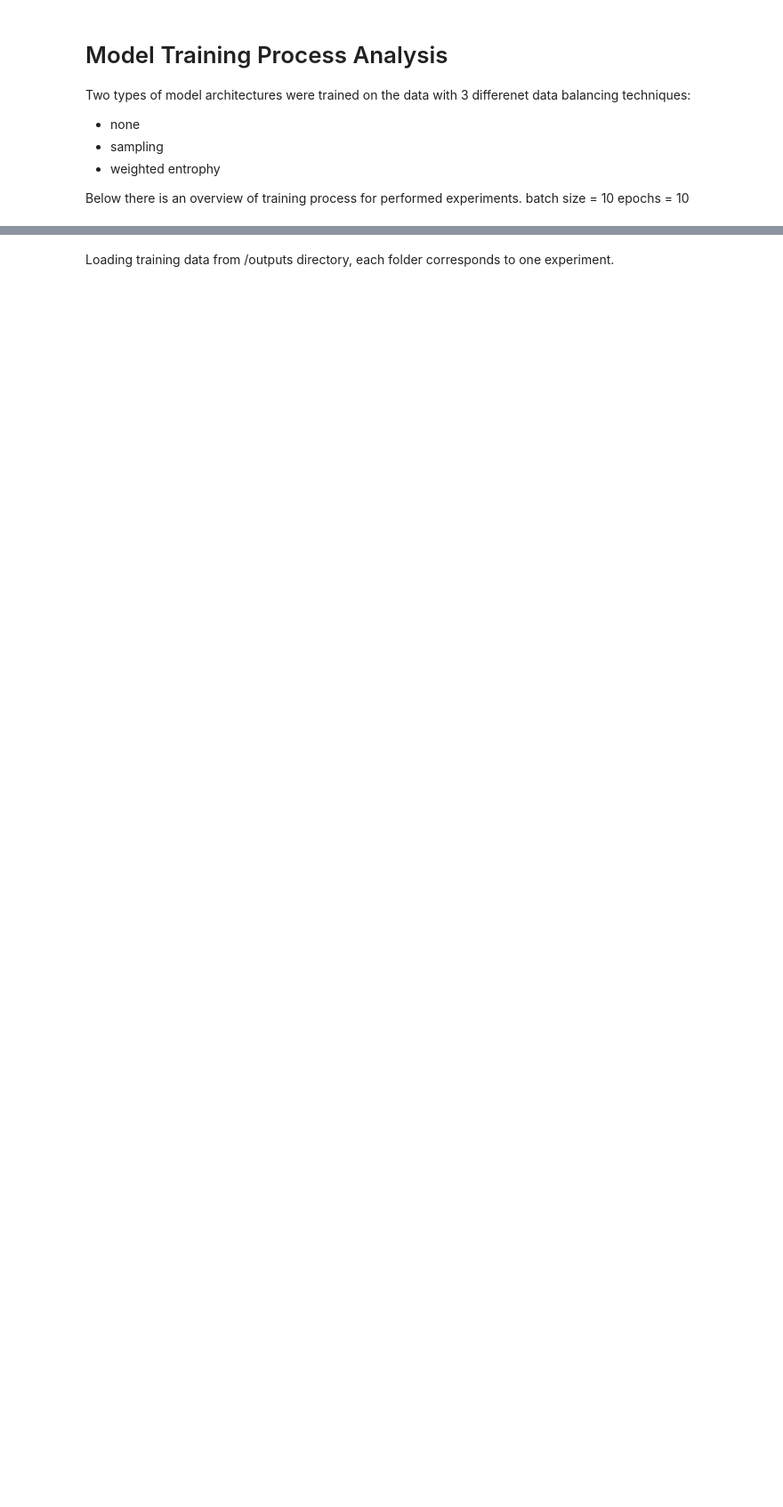
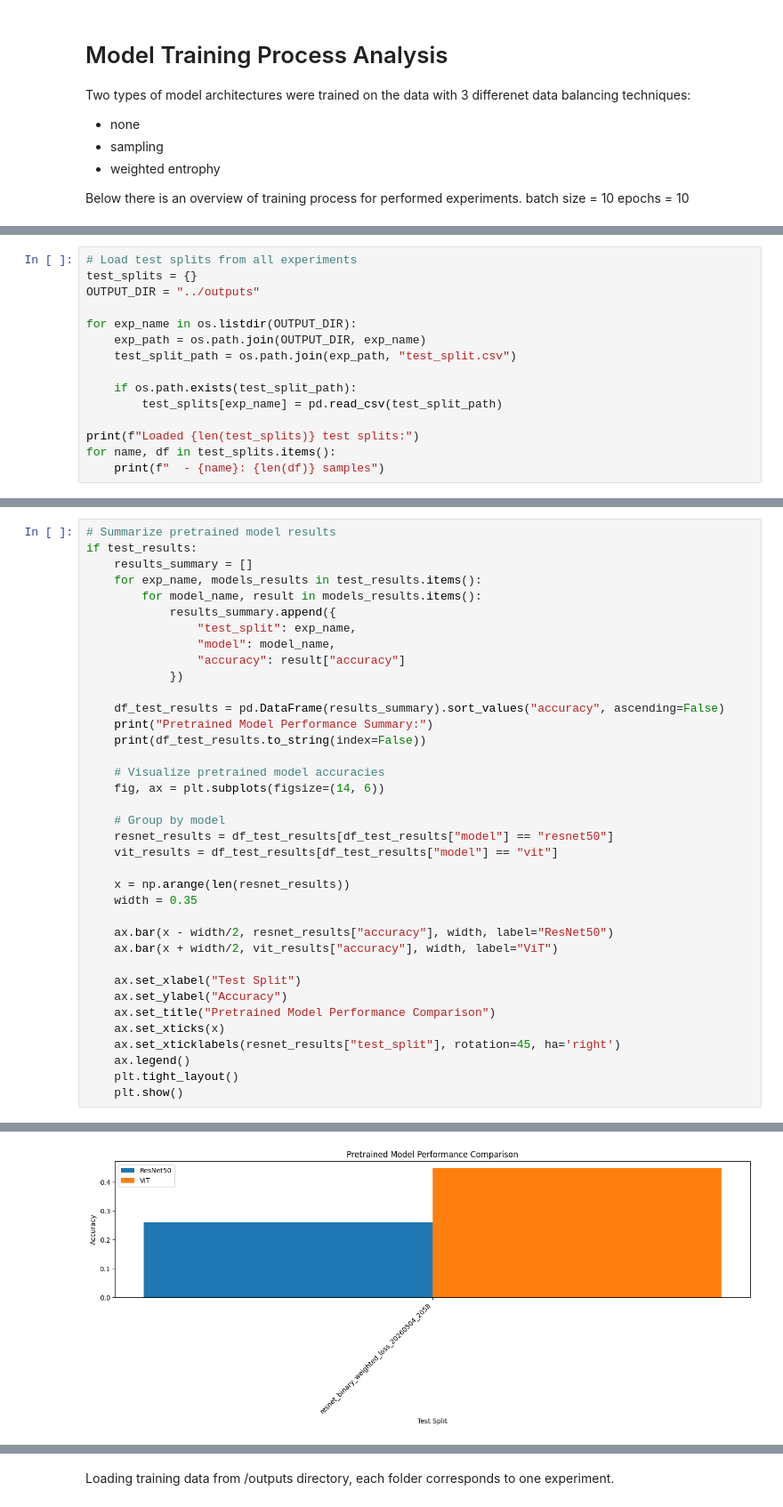
Before and after one commit to ZubikLena/accidental-renaissance-thesis, a Jupyter notebook: notebooks/Training Analysis.ipynb, the cells around one changed output, grey strips where cells are left out. Shown at 89% size. Drawn from its saved outputs; the diff is of its cells as text; blank space fills up the shorter version.

```diff
--- a/notebooks/Training Analysis.ipynb
+++ b/notebooks/Training Analysis.ipynb
@@ -16,0 +61,15 @@ import pandas as pd
+# %%
+# Load test splits from all experiments
+test_splits = {}
+OUTPUT_DIR = "../outputs"
+
+for exp_name in os.listdir(OUTPUT_DIR):
+    exp_path = os.path.join(OUTPUT_DIR, exp_name)
+    test_split_path = os.path.join(exp_path, "test_split.csv")
+
+    if os.path.exists(test_split_path):
+        test_splits[exp_name] = pd.read_csv(test_split_path)
+
+print(f"Loaded {len(test_splits)} test splits:")
+for name, df in test_splits.items():
+    print(f"  - {name}: {len(df)} samples")
@@ -16,0 +171,38 @@ import pandas as pd
+# %%
+# Summarize pretrained model results
+if test_results:
+    results_summary = []
+    for exp_name, models_results in test_results.items():
+        for model_name, result in models_results.items():
+            results_summary.append({
+                "test_split": exp_name,
+                "model": model_name,
+                "accuracy": result["accuracy"]
+            })
+
+    df_test_results = pd.DataFrame(results_summary).sort_values("accuracy", ascending=False)
+    print("Pretrained Model Performance Summary:")
+    print(df_test_results.to_string(index=False))
+
+    # Visualize pretrained model accuracies
+    fig, ax = plt.subplots(figsize=(14, 6))
+
+    # Group by model
+    resnet_results = df_test_results[df_test_results["model"] == "resnet50"]
+    vit_results = df_test_results[df_test_results["model"] == "vit"]
+
+    x = np.arange(len(resnet_results))
+    width = 0.35
+
+    ax.bar(x - width/2, resnet_results["accuracy"], width, label="ResNet50")
+    ax.bar(x + width/2, vit_results["accuracy"], width, label="ViT")
+
+    ax.set_xlabel("Test Split")
+    ax.set_ylabel("Accuracy")
+    ax.set_title("Pretrained Model Performance Comparison")
+    ax.set_xticks(x)
+    ax.set_xticklabels(resnet_results["test_split"], rotation=45, ha='right')
+    ax.legend()
+    plt.tight_layout()
+    plt.show()
+# %% [output]
@@ -16,0 +213 @@ import pandas as pd
+[figure, added]
```
Also changed, not shown: parts of 15 cells of this notebook.
